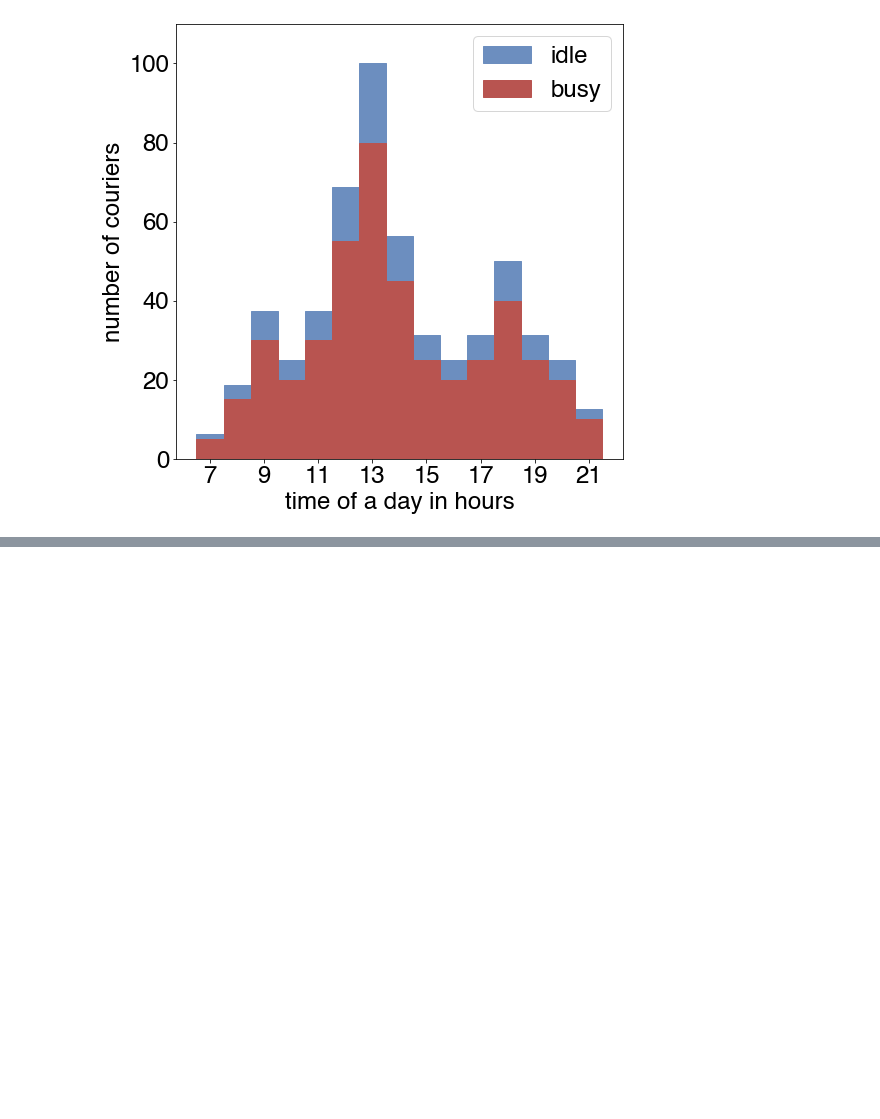
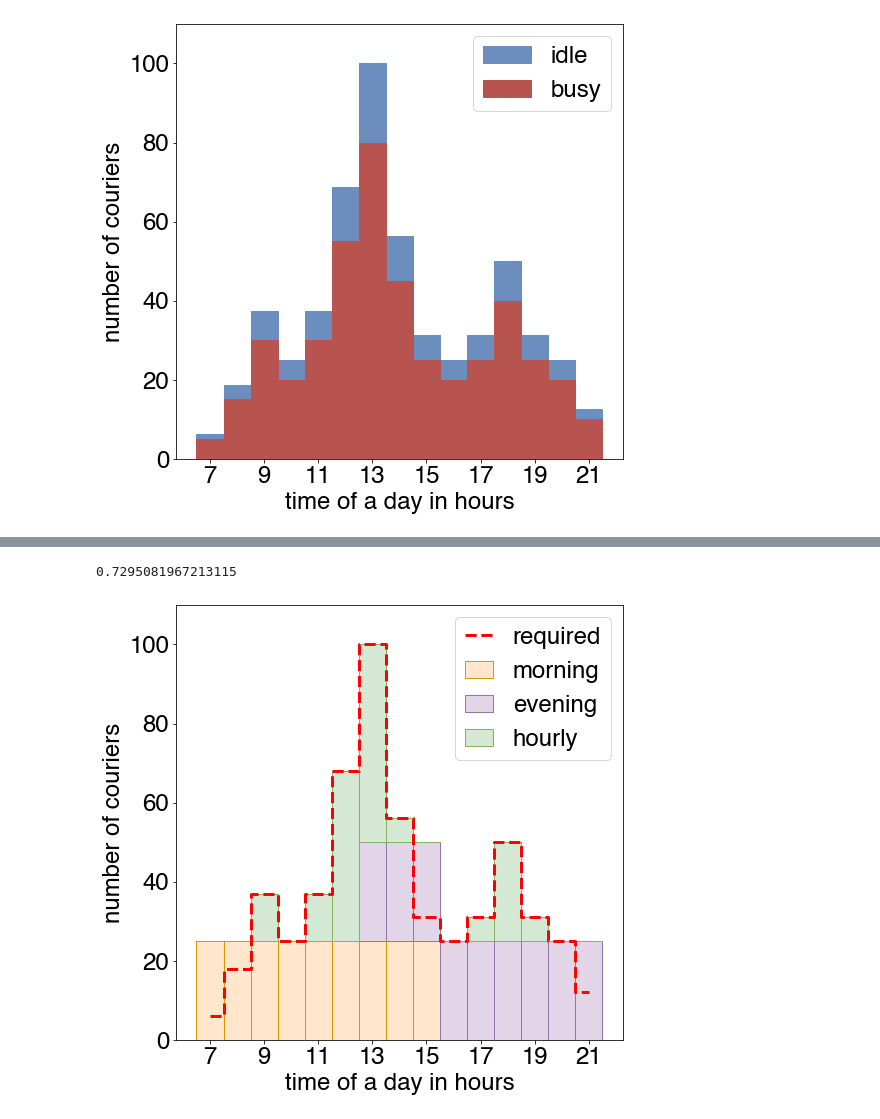
Before and after one commit to IlyaZinkovich/courier-shifts-planning, a Jupyter notebook: analysis.ipynb, the cells around one changed output, grey strips where cells are left out. Drawn from its saved outputs; the diff is of its cells as text; code cells hidden in the pictures; blank space fills up the shorter version.

```diff
--- a/analysis.ipynb
+++ b/analysis.ipynb
@@ -185,0 +114,5 @@ plot_better(solve_better(optimal, 45), optimal)
+# %%
+plot(solve(optimal, 50), optimal)
+# %% [output]
+0.7295081967213115
+[figure, added]
```
Also changed, not shown: parts of 4 cells of this notebook, 3 other files.
